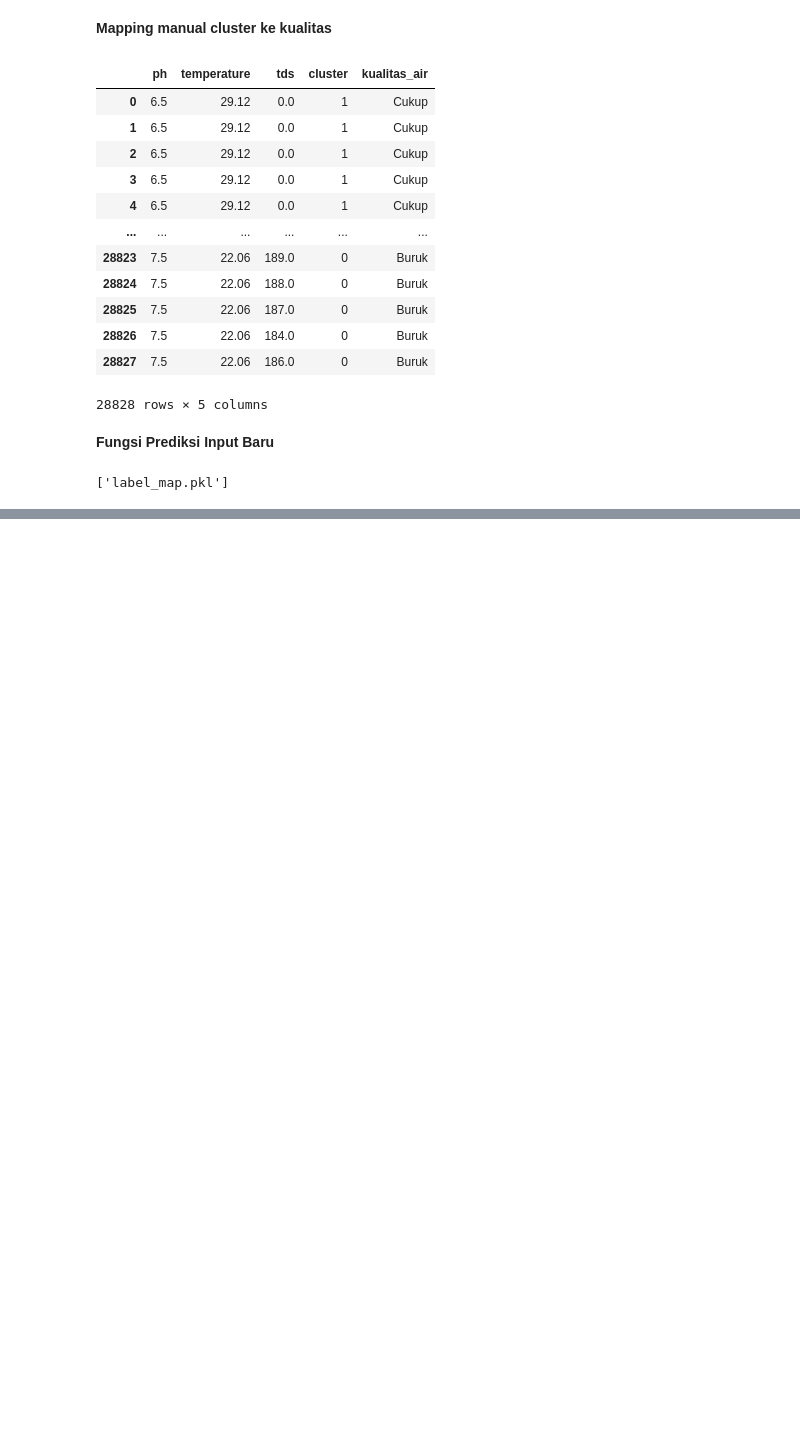
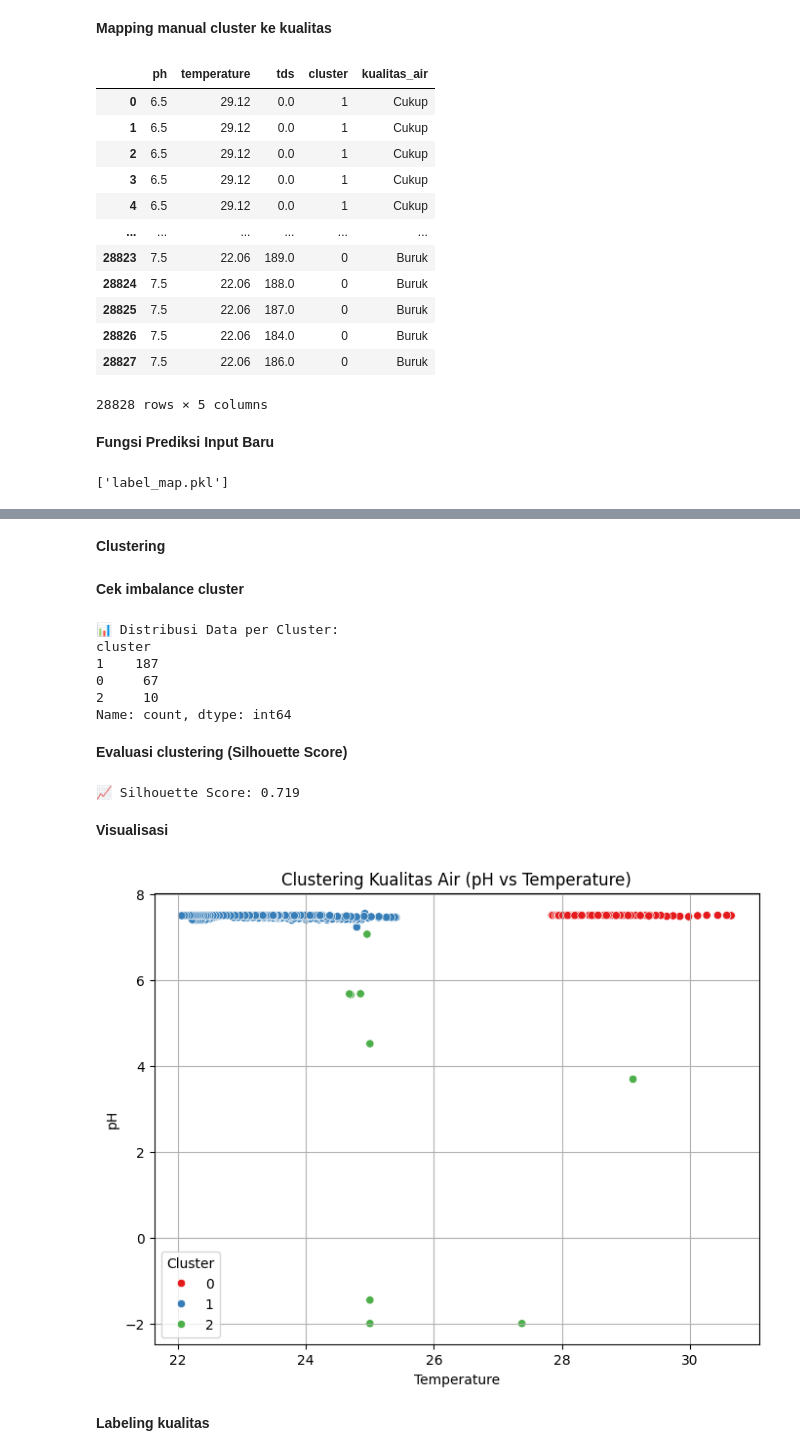
Before and after one commit to elyasareva/TA, a Jupyter notebook: Kmeans_Clustering.ipynb, the cells around one changed output, grey strips where cells are left out. Cells and saved outputs as stored; diff of their text form; code cells hidden in the pictures; blank space fills up the shorter version.

```diff
--- a/Kmeans_Clustering.ipynb
+++ b/Kmeans_Clustering.ipynb
@@ -165,0 +215,3 @@ Kualitas air berdasarkan input: Buruk
+# %%
+content_parsed = df['Content'].apply(json.loads).apply(pd.Series)
+df_cleaned = pd.concat([df, content_parsed[['ph', 'temperature', 'tds']]], axis=1)
@@ -165,0 +220,8 @@ Kualitas air berdasarkan input: Buruk
+# %%
+df_cleaned.dropna(subset=['ph', 'temperature', 'tds'], inplace=True)
+df_cleaned.drop_duplicates(inplace=True)
+df_cleaned['ph'] = df_cleaned['ph'].astype(float)
+df_cleaned['temperature'] = df_cleaned['temperature'].astype(float)
+df_cleaned['tds'] = df_cleaned['tds'].astype(float)
+df_cleaned['Time'] = pd.to_datetime(df_cleaned['Time'])
+df_cleaned.set_index('Time', inplace=True)
@@ -165,0 +230,3 @@ Kualitas air berdasarkan input: Buruk
+# %%
+df_resampled = df_cleaned[['ph', 'temperature', 'tds']].resample('30min').mean().dropna()
+df_resampled
@@ -165,0 +248,49 @@ Kualitas air berdasarkan input: Buruk
+# %% [markdown]
+**Clustering**
+# %%
+X = df_resampled[['ph', 'temperature', 'tds']]
+scaler = StandardScaler()
+X_scaled = scaler.fit_transform(X)
+
+kmeans = KMeans(n_clusters=3, random_state=42, n_init=10)
+df_resampled['cluster'] = kmeans.fit_predict(X_scaled)
+# %% [markdown]
+**Cek imbalance cluster**
+# %%
+print("📊 Distribusi Data per Cluster:")
+print(df_resampled['cluster'].value_counts())
+# %% [output]
+📊 Distribusi Data per Cluster:
+cluster
+1    187
+0     67
+2     10
+Name: count, dtype: int64
+# %% [markdown]
+**Evaluasi clustering (Silhouette Score)**
+# %%
+sil_score = silhouette_score(X_scaled, df_resampled['cluster'])
+print(f"\n📈 Silhouette Score: {sil_score:.3f}")
+# %% [output]
+📈 Silhouette Score: 0.719
+# %% [markdown]
+**Visualisasi**
+# %%
+plt.figure(figsize=(8, 6))
+sns.scatterplot(
+    data=df_resampled,
+    x='temperature',
+    y='ph',
+    hue='cluster',
+    palette='Set1'
+)
+plt.title('Clustering Kualitas Air (pH vs Temperature)')
+plt.xlabel('Temperature')
+plt.ylabel('pH')
+plt.legend(title='Cluster')
+plt.grid(True)
+plt.show()
+# %% [output]
+[figure, added]
+# %% [markdown]
+**Labeling kualitas**
```
Also changed, not shown: parts of 20 cells of this notebook.
